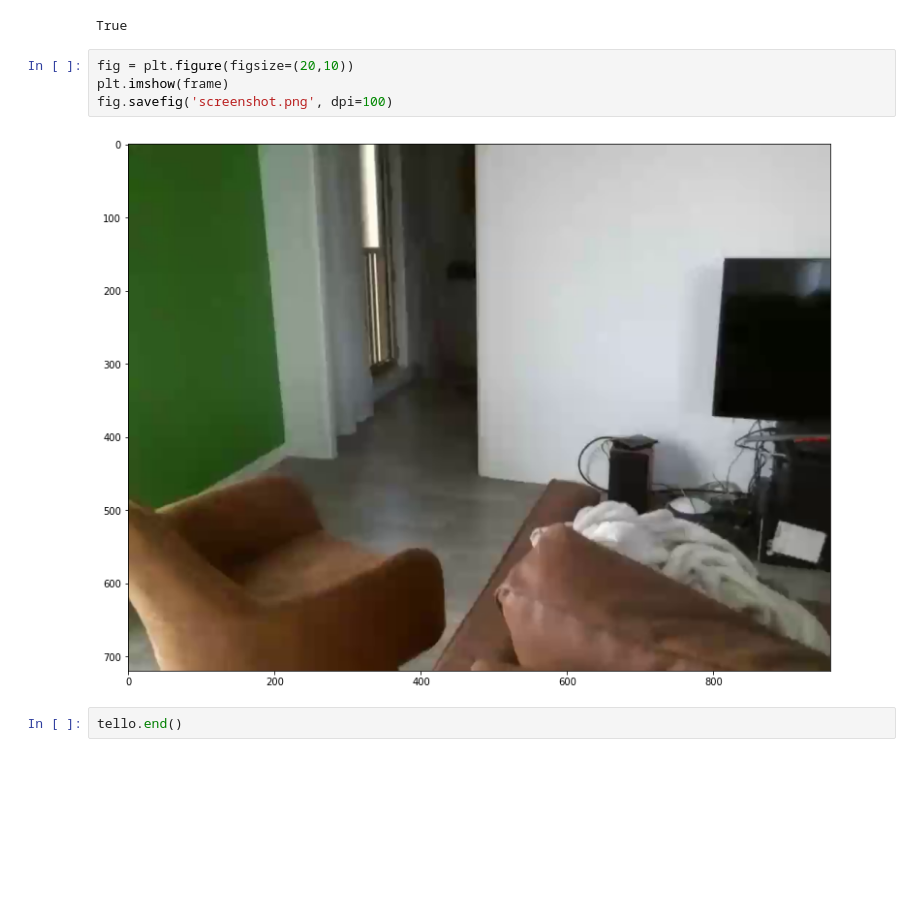
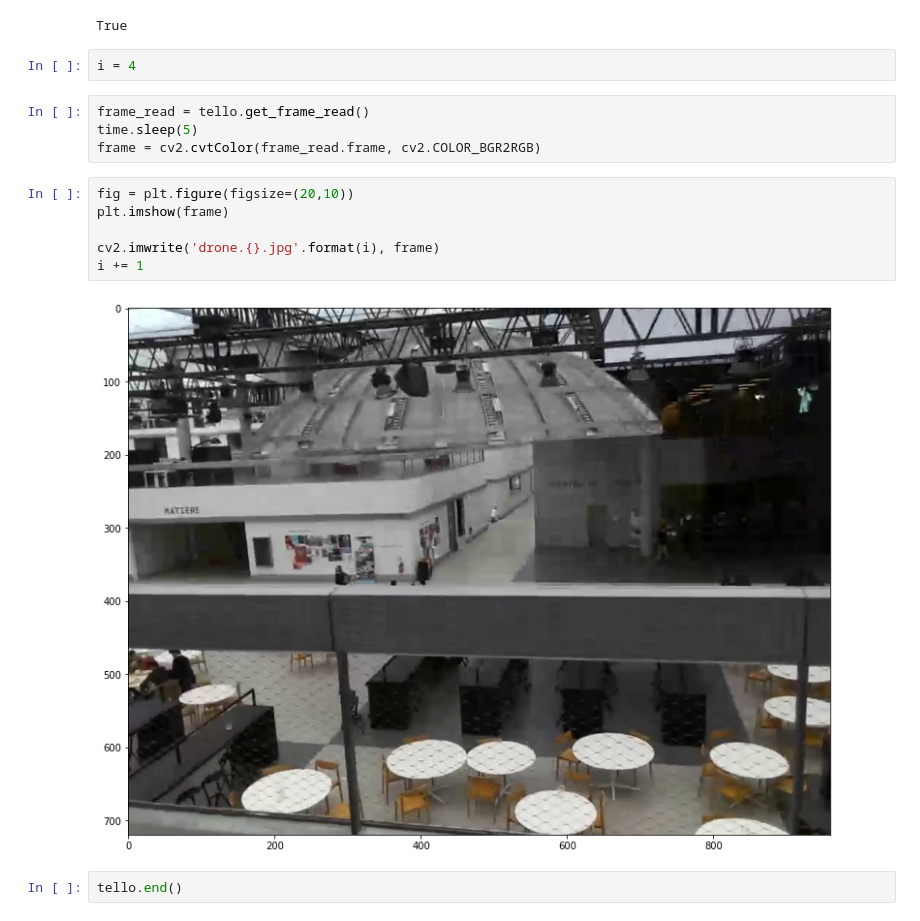
Before and after one commit to fuegoio/vision-tello, a Jupyter notebook: Drone.ipynb, the cells around one changed output. Saved outputs shown, nothing was run; the diff lists cells and outputs as text; blank space fills up the shorter version.

```diff
--- a/Drone.ipynb
+++ b/Drone.ipynb
@@ -60,12 +57,20 @@ tello.py - 254 - Send command (no expect response): rc 0 0 0 0
 tello.py - 205 - Send command: land
 tello.py - 222 - Response land: ok
 True
+# %%
+i = 4
+# %%
+frame_read = tello.get_frame_read()
+time.sleep(5)
+frame = cv2.cvtColor(frame_read.frame, cv2.COLOR_BGR2RGB)
 # %%
 fig = plt.figure(figsize=(20,10))
 plt.imshow(frame)
-fig.savefig('screenshot.png', dpi=100)
+
+cv2.imwrite('drone.{}.jpg'.format(i), frame)
+i += 1
 # %% [output]
-[figure, old version]
+[figure, new version]
 # %%
 tello.end()
 # %% [output]
```
Also changed, not shown: parts of 1 cell of this notebook, 1 other file.
